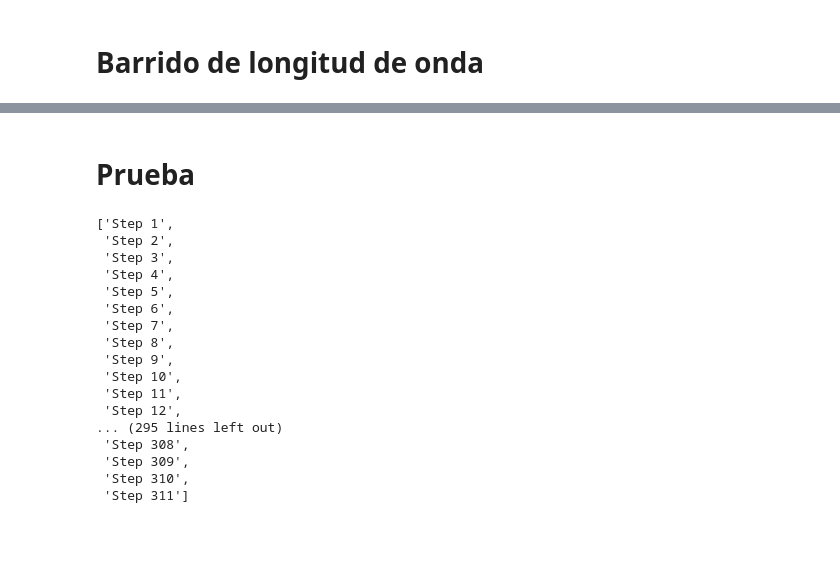
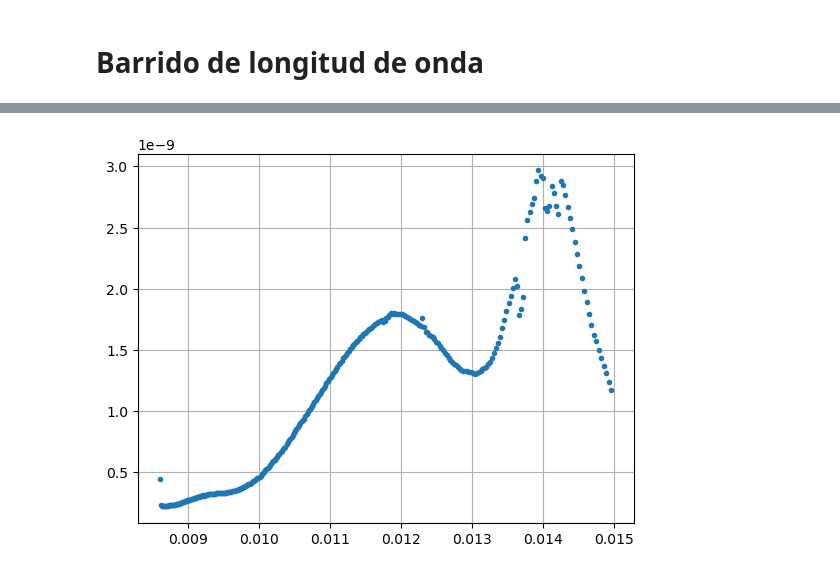
Before and after one commit to BernardoPironio/Efecto-fotoelectrico, a Jupyter notebook: codigo_mediciones.ipynb, the cells around one changed output, grey strips where cells are left out. Drawn from its saved outputs; the diff is of its cells as text; code cells hidden in the pictures; blank space fills up the shorter version.

```diff
--- a/codigo_mediciones.ipynb
+++ b/codigo_mediciones.ipynb
@@ -207 +186,9 @@ display(data)
+# %%
+long = np.array(data['long'])
+X = np.array(data['X'])
+plt.figure()
+plt.plot(2*np.pi/long,-X,'.')
+plt.grid()
+# %% [output]
+[figure, added]
 # %%
@@ -209,26 +195,0 @@ data.to_csv('Mediciones/corriente_longitud_550.csv', index=False)
-# %% [markdown]
-# Prueba
-# %%
-wl = np.linspace(420,730,311).astype('int')
-sequence = []
-for i in np.arange(1,312):
-    sequence.append(f'Step {i}')
-sequence
-# %% [output]
-['Step 1',
- 'Step 2',
- 'Step 3',
- 'Step 4',
- 'Step 5',
- 'Step 6',
- 'Step 7',
- 'Step 8',
- 'Step 9',
- 'Step 10',
- 'Step 11',
- 'Step 12',
-... (295 lines left out)
- 'Step 308',
- 'Step 309',
- 'Step 310',
- 'Step 311']
```
Also changed, not shown: parts of 11 cells of this notebook, 27 other files.
